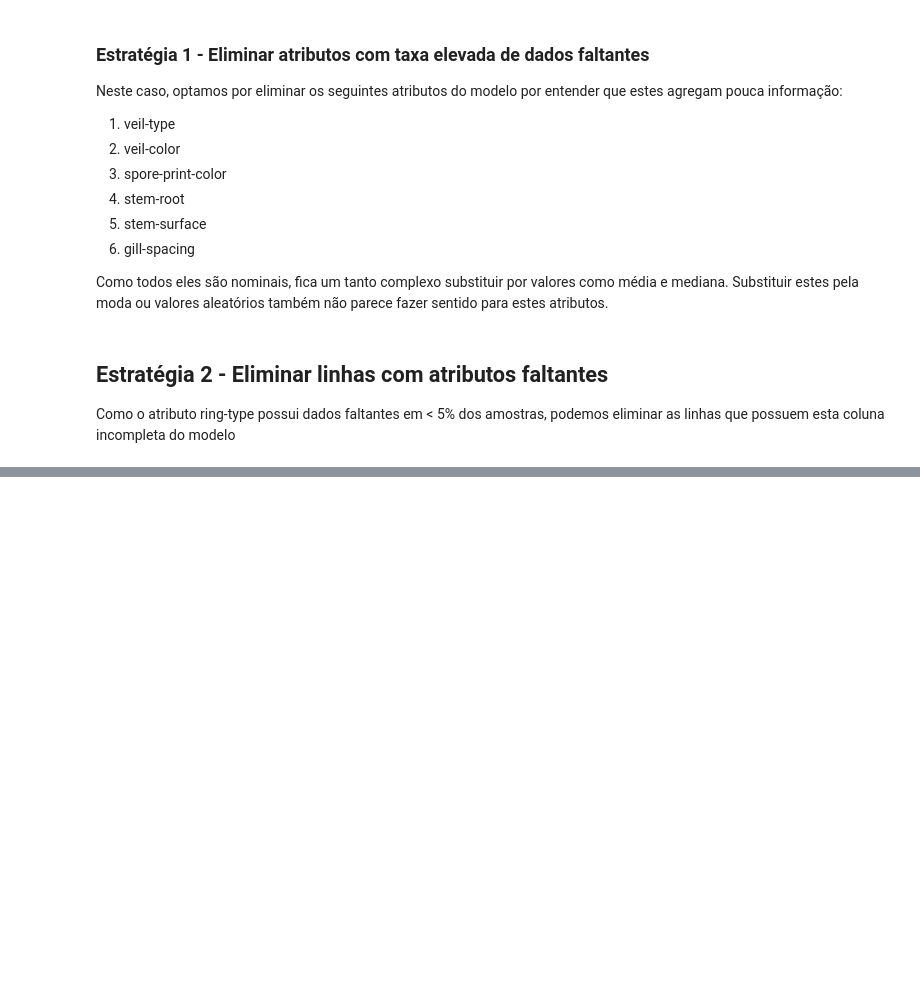
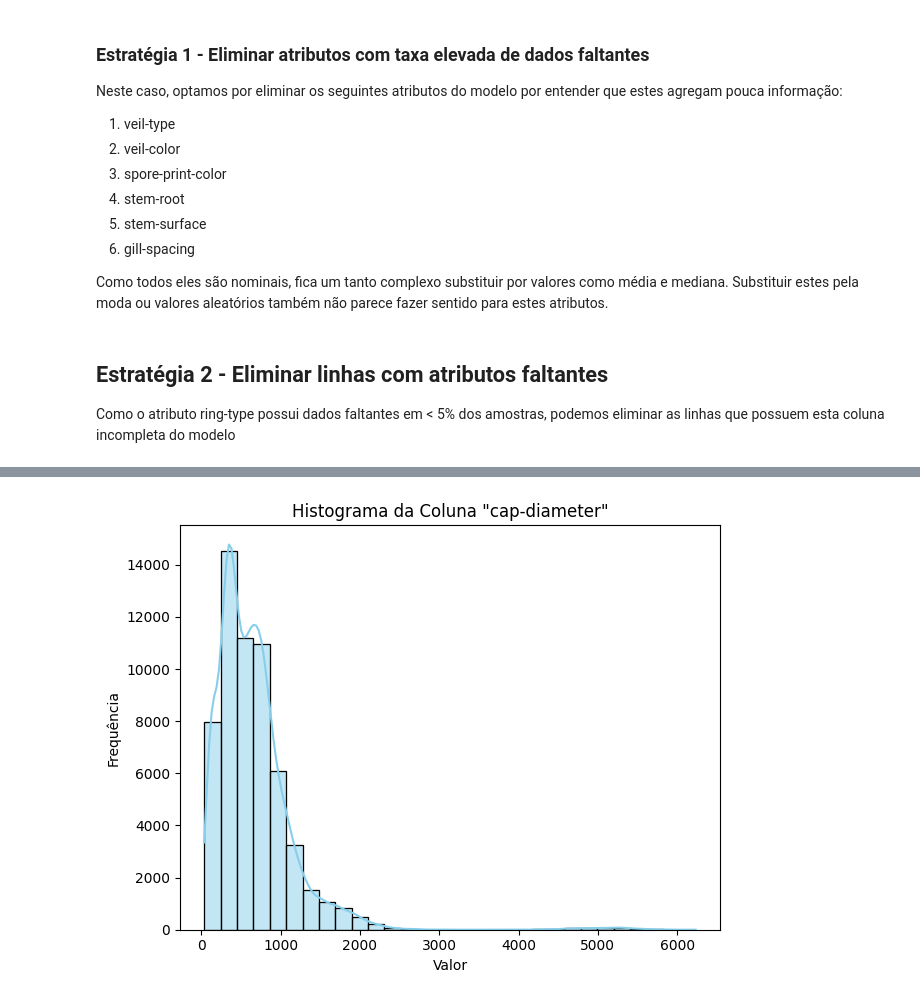
Before and after one commit to Lucasmsorretino/TrabArqDados, a Jupyter notebook: trab2_mushroom.ipynb, the cells around one changed output, grey strips where cells are left out. Cells and saved outputs as stored; diff of their text form; code cells hidden in the pictures; blank space fills up the shorter version.

```diff
--- a/trab2_mushroom.ipynb
+++ b/trab2_mushroom.ipynb
@@ -139,0 +154,3 @@ Name: gill-attachment, dtype: object
+# %%
+cleaned_df['cap-surface'] = cleaned_df['cap-surface'].fillna('t')
+cleaned_df['gill-attachment'] = cleaned_df['gill-attachment'].fillna('a')
@@ -139,0 +161,7 @@ Name: gill-attachment, dtype: object
+# %%
+categorical_cols = cleaned_df.select_dtypes(include=['object']).columns
+print("Categorical columns to encode:", categorical_cols)
+
+encoded_df = pd.get_dummies(cleaned_df, columns=categorical_cols, dummy_na=False)
+
+display(encoded_df.head())
@@ -139,0 +255,6 @@ Name: gill-attachment, dtype: object
+# %%
+encoded_df['cap-diameter'] = encoded_df['cap-diameter'] * 10.0
+encoded_df['stem-height'] = encoded_df['stem-height'] * 10.0
+
+print(encoded_df['cap-diameter'].sample(n=3))
+print(encoded_df['stem-height'].sample(n=3))
@@ -139,0 +276,12 @@ Name: gill-attachment, dtype: object
+# %%
+plt.figure(figsize=(12, 5))
+
+plt.subplot(1, 2, 1)
+sns.histplot(encoded_df['cap-diameter'], kde=True, bins=30, color='skyblue')
+plt.title('Histograma da Coluna "cap-diameter"')
+plt.xlabel('Valor')
+plt.ylabel('Frequência')
+plt.tight_layout()
+plt.show()
+# %% [output]
+[figure, added]
```
Also changed, not shown: parts of 34 cells of this notebook.
